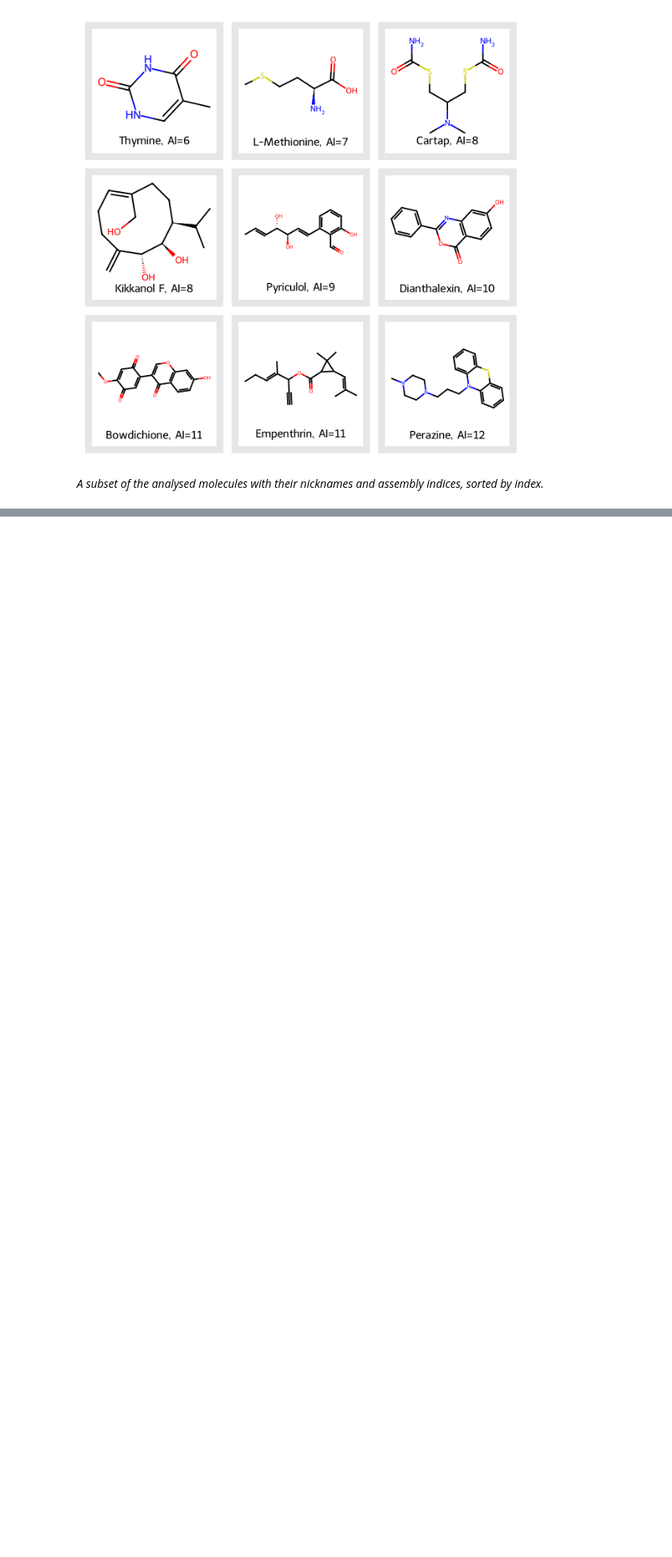
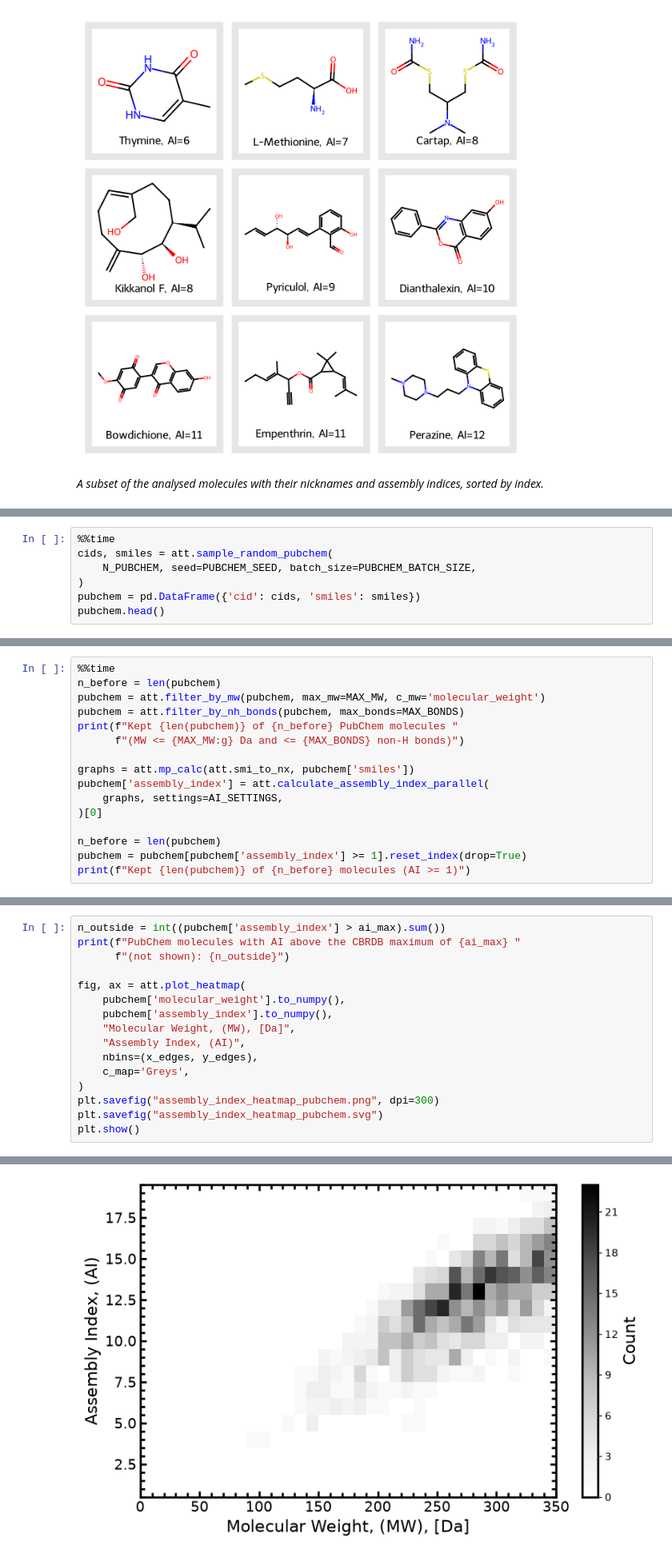
Before and after one commit to ELIFE-ASU/assemblytheorytools, a Jupyter notebook: examples/protocols/2/protocol_2.ipynb, the cells around one changed output, grey strips where cells are left out. Shown at 80% size. Drawn from its saved outputs; the diff is of its cells as text; blank space fills up the shorter version.

```diff
--- a/examples/protocols/2/protocol_2.ipynb
+++ b/examples/protocols/2/protocol_2.ipynb
@@ -168,0 +216,7 @@ display(img)
+# %%
+%%time
+cids, smiles = att.sample_random_pubchem(
+    N_PUBCHEM, seed=PUBCHEM_SEED, batch_size=PUBCHEM_BATCH_SIZE,
+)
+pubchem = pd.DataFrame({'cid': cids, 'smiles': smiles})
+pubchem.head()
@@ -168,0 +235,16 @@ display(img)
+# %%
+%%time
+n_before = len(pubchem)
+pubchem = att.filter_by_mw(pubchem, max_mw=MAX_MW, c_mw='molecular_weight')
+pubchem = att.filter_by_nh_bonds(pubchem, max_bonds=MAX_BONDS)
+print(f"Kept {len(pubchem)} of {n_before} PubChem molecules "
+      f"(MW <= {MAX_MW:g} Da and <= {MAX_BONDS} non-H bonds)")
+
+graphs = att.mp_calc(att.smi_to_nx, pubchem['smiles'])
+pubchem['assembly_index'] = att.calculate_assembly_index_parallel(
+    graphs, settings=AI_SETTINGS,
+)[0]
+
+n_before = len(pubchem)
+pubchem = pubchem[pubchem['assembly_index'] >= 1].reset_index(drop=True)
+print(f"Kept {len(pubchem)} of {n_before} molecules (AI >= 1)")
@@ -168,0 +262,17 @@ display(img)
+# %%
+n_outside = int((pubchem['assembly_index'] > ai_max).sum())
+print(f"PubChem molecules with AI above the CBRDB maximum of {ai_max} "
+      f"(not shown): {n_outside}")
+
+fig, ax = att.plot_heatmap(
+    pubchem['molecular_weight'].to_numpy(),
+    pubchem['assembly_index'].to_numpy(),
+    "Molecular Weight, (MW), [Da]",
+    "Assembly Index, (AI)",
+    nbins=(x_edges, y_edges),
+    c_map='Greys',
+)
+plt.savefig("assembly_index_heatmap_pubchem.png", dpi=300)
+plt.savefig("assembly_index_heatmap_pubchem.svg")
+plt.show()
+# %% [output]
@@ -168,0 +280 @@ display(img)
+[figure, added]
```
Also changed, not shown: parts of 30 cells of this notebook, 13 other files.
